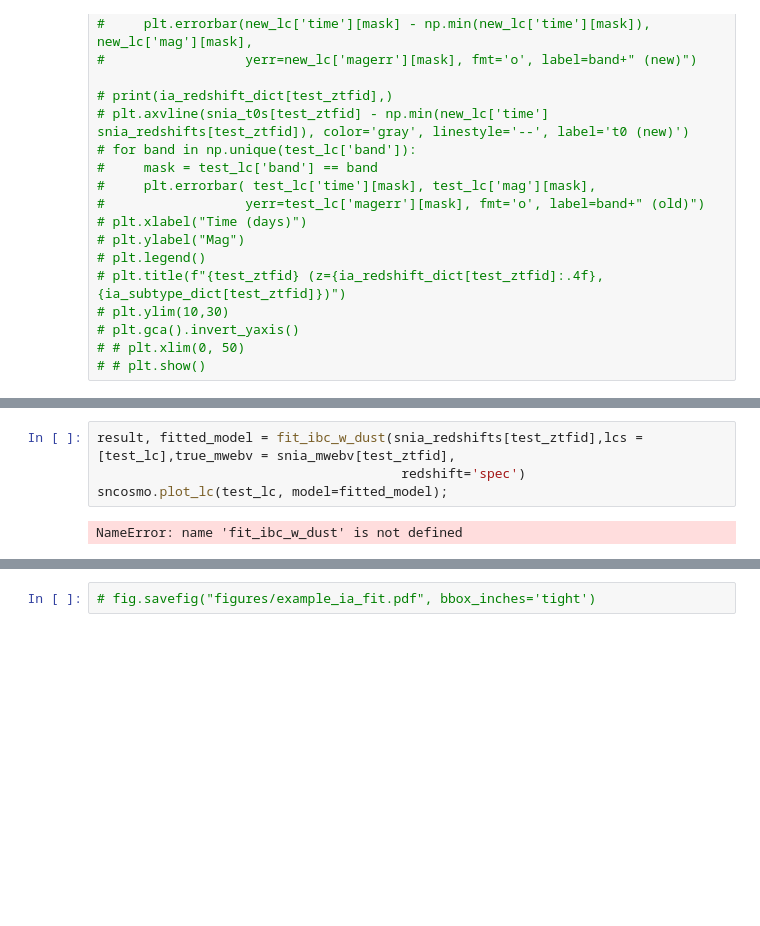
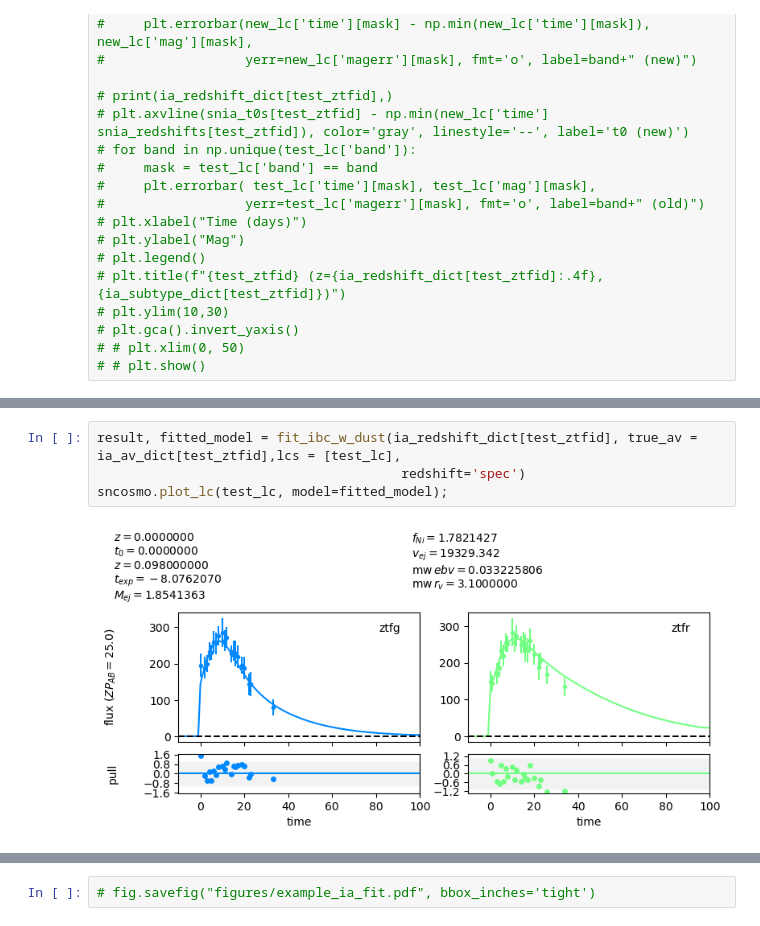
Before and after one commit to asmuzsoy/beams_ext, a Jupyter notebook: fit_real_sne_new.ipynb, the cells around one changed output, grey strips where cells are left out. Drawn from its saved outputs; the diff is of its cells as text; blank space fills up the shorter version.

```diff
--- a/fit_real_sne_new.ipynb
+++ b/fit_real_sne_new.ipynb
@@ -1119,7 +1127,7 @@ Table length=134
 # %%
-result, fitted_model = fit_ibc_w_dust(snia_redshifts[test_ztfid],lcs = [test_lc],true_mwebv = snia_mwebv[test_ztfid],
+result, fitted_model = fit_ibc_w_dust(ia_redshift_dict[test_ztfid], true_av = ia_av_dict[test_ztfid],lcs = [test_lc],
                                        redshift='spec')
 sncosmo.plot_lc(test_lc, model=fitted_model);
 # %% [output]
-NameError: name 'fit_ibc_w_dust' is not defined
+[figure, added]
 # %%
```
Also changed, not shown: parts of 15 cells of this notebook.
